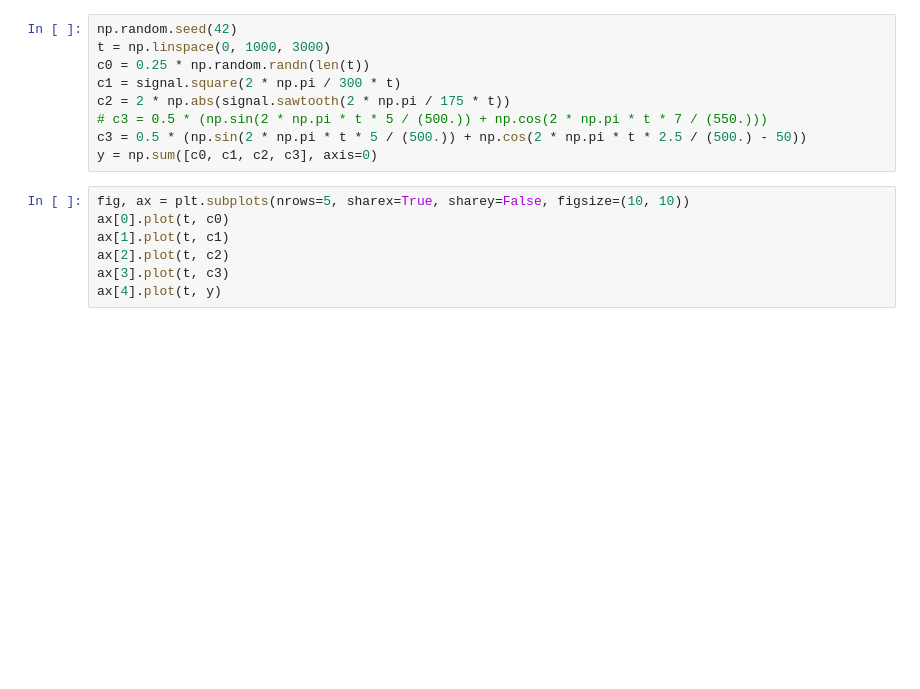
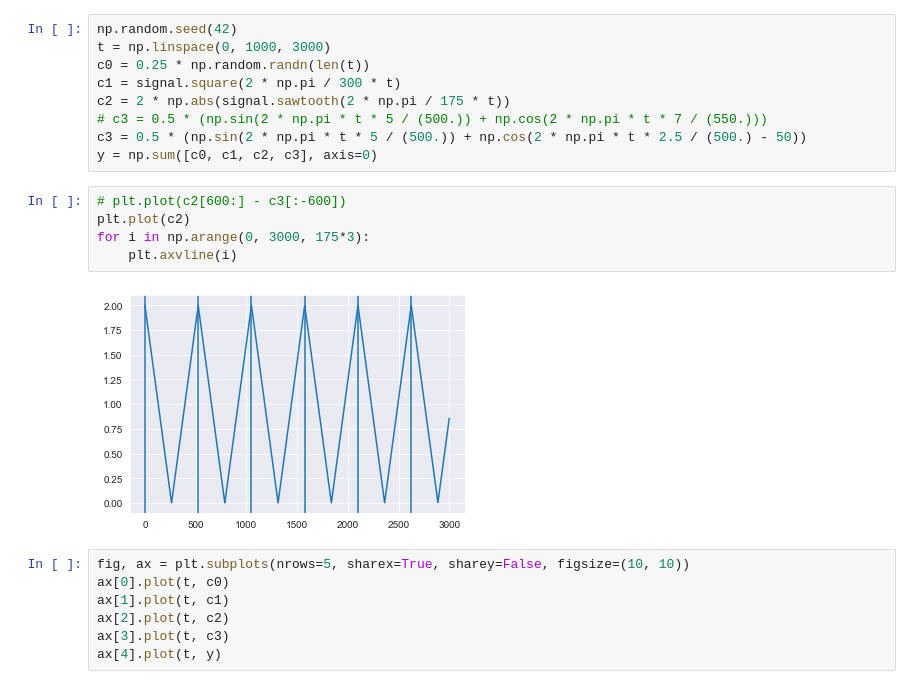
Before and after one commit to cvxgrp/signal-decomposition, a Jupyter notebook: notebooks/4SignalExample.ipynb, the cells around one changed output. Drawn from its saved outputs; the diff is of its cells as text; blank space fills up the shorter version.

```diff
--- a/notebooks/4SignalExample.ipynb
+++ b/notebooks/4SignalExample.ipynb
@@ -22,6 +22,13 @@ c2 = 2 * np.abs(signal.sawtooth(2 * np.pi / 175 * t))
 # c3 = 0.5 * (np.sin(2 * np.pi * t * 5 / (500.)) + np.cos(2 * np.pi * t * 7 / (550.)))
 c3 = 0.5 * (np.sin(2 * np.pi * t * 5 / (500.)) + np.cos(2 * np.pi * t * 2.5 / (500.) - 50))
 y = np.sum([c0, c1, c2, c3], axis=0)
+# %%
+# plt.plot(c2[600:] - c3[:-600])
+plt.plot(c2)
+for i in np.arange(0, 3000, 175*3):
+    plt.axvline(i)
+# %% [output]
+[figure, added]
 # %%
 fig, ax = plt.subplots(nrows=5, sharex=True, sharey=False, figsize=(10, 10))
 ax[0].plot(t, c0)
```
Also changed, not shown: parts of 9 cells of this notebook.
